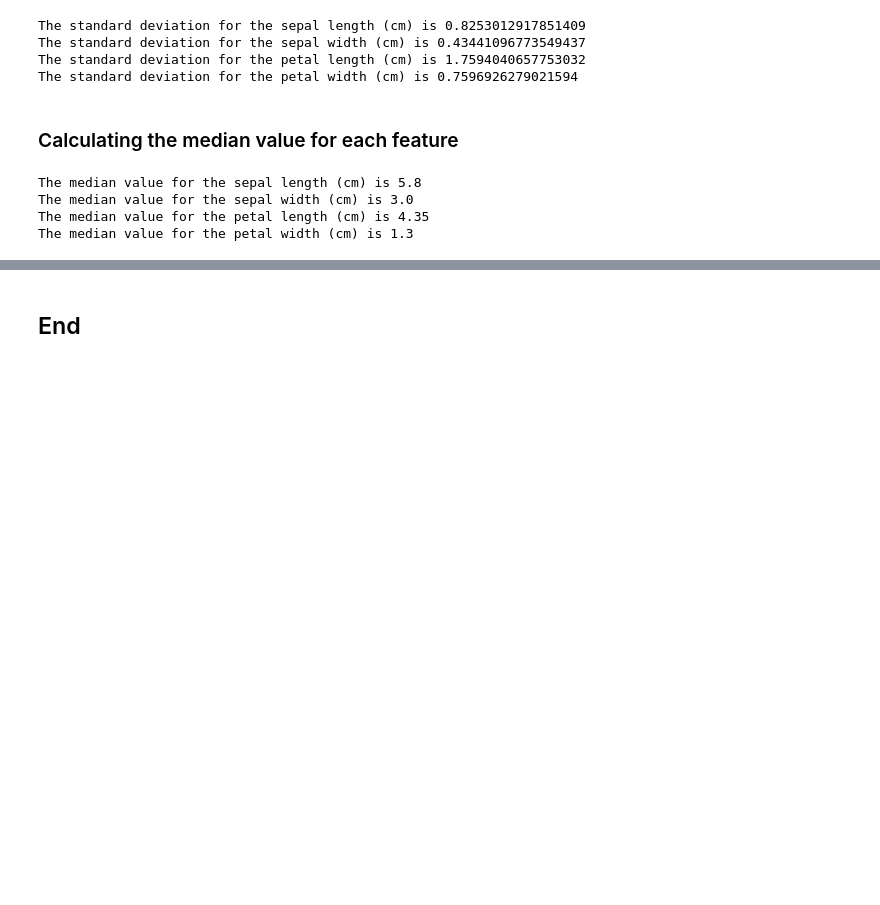
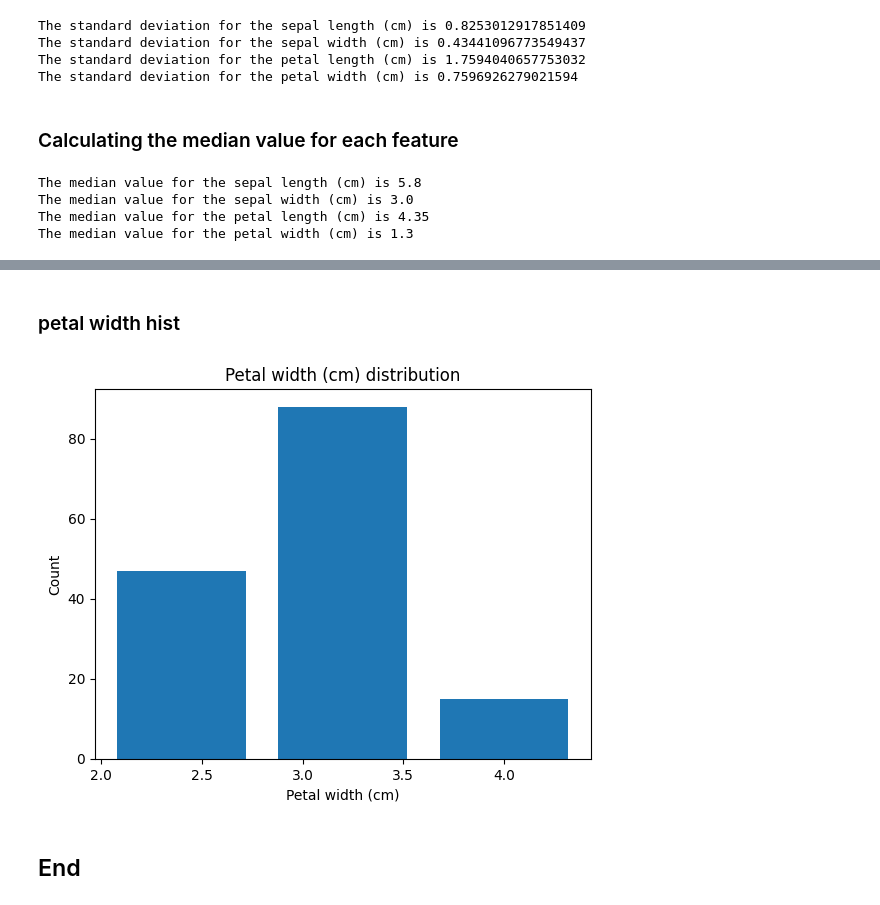
Before and after one commit to Fergus-dev/principles_of_data_analytics, a Jupyter notebook: tasks.ipynb, the cells around one changed output, grey strips where cells are left out. Cells and saved outputs as stored; diff of their text form; code cells hidden in the pictures; blank space fills up the shorter version.

```diff
--- a/tasks.ipynb
+++ b/tasks.ipynb
@@ -271,2 +318,12 @@ The median value for the petal width (cm) is 1.3
+# %% [markdown]
+### petal width hist
+# %%
+plt.hist(iris_array_num_only[:, 2], bins=3, rwidth=0.8)
+plt.xlabel('Petal width (cm)')
+plt.ylabel('Count')
+plt.title('Petal width (cm) distribution')
+plt.show()
+# %% [output]
+[figure, added]
 # %% [markdown]
 ## End
```
Also changed, not shown: parts of 8 cells of this notebook.
